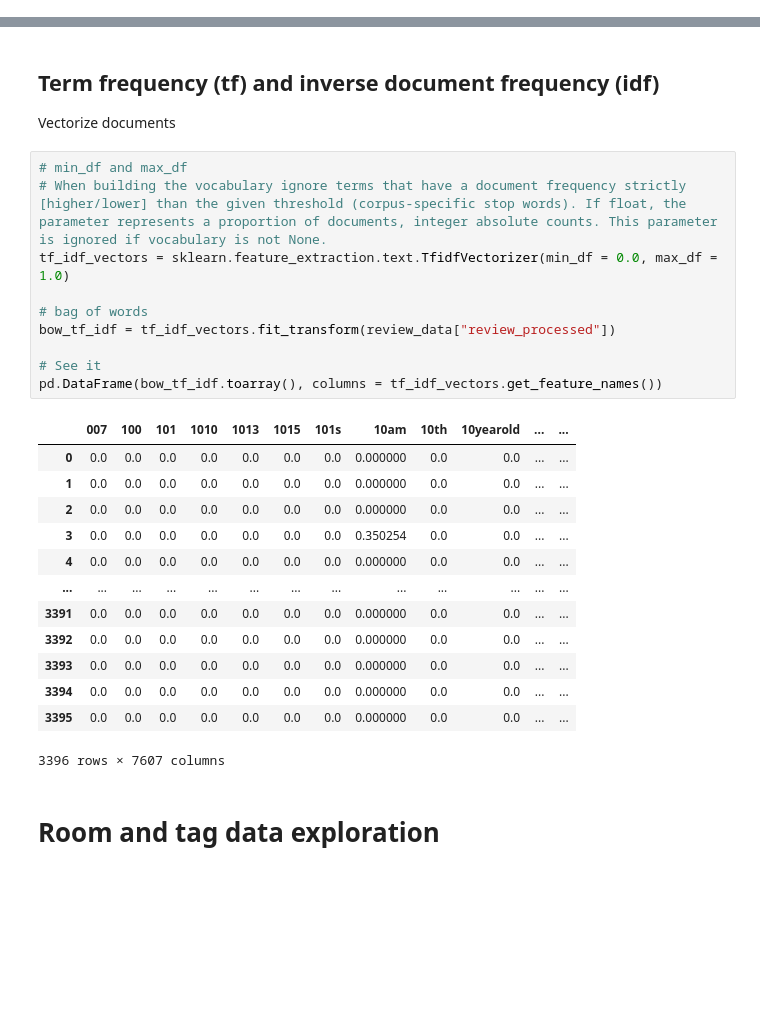
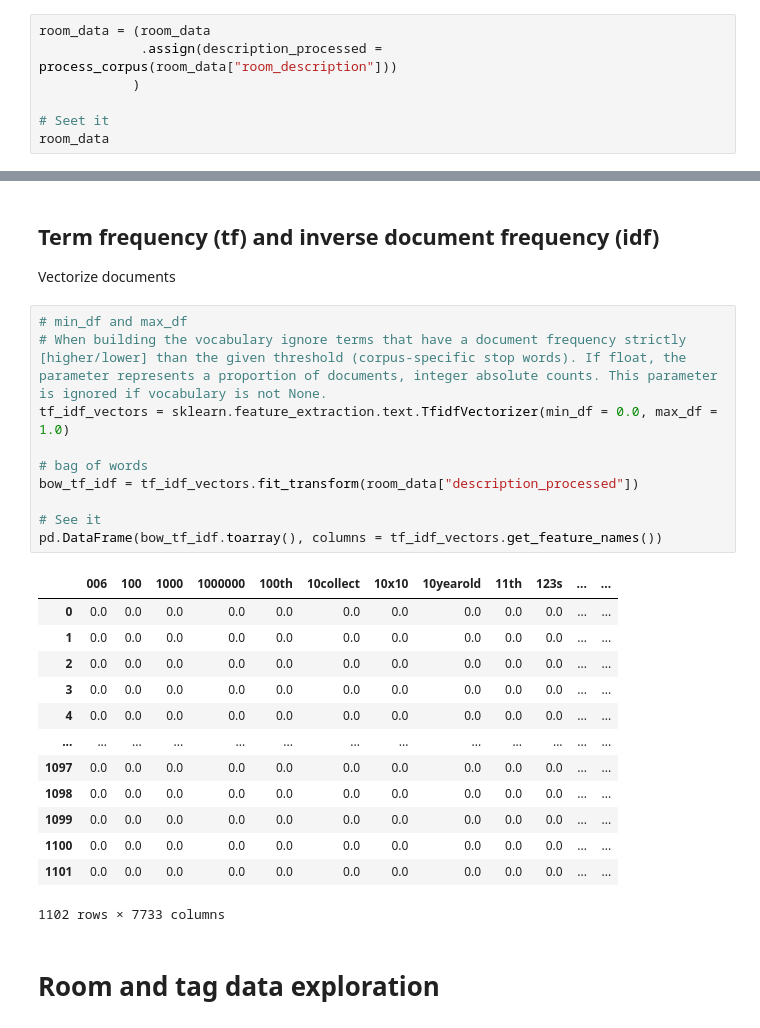
Before and after one commit to nmmichalak/escape_room_reviews, a Jupyter notebook: 1exploratory_data_analysis.ipynb, the cells around one changed output, grey strips where cells are left out. Drawn from its saved outputs; the diff is of its cells as text; blank space fills up the shorter version.

```diff
--- a/1exploratory_data_analysis.ipynb
+++ b/1exploratory_data_analysis.ipynb
@@ -197,0 +217,7 @@ review_data
+# %%
+room_data = (room_data
+             .assign(description_processed = process_corpus(room_data["room_description"]))
+            )
+
+# Seet it
+room_data
@@ -201,27 +241,27 @@ Vectorize documents
 # %%
 # min_df and max_df
 # When building the vocabulary ignore terms that have a document frequency strictly [higher/lower] than the given threshold (corpus-specific stop words). If float, the parameter represents a proportion of documents, integer absolute counts. This parameter is ignored if vocabulary is not None.
 tf_idf_vectors = sklearn.feature_extraction.text.TfidfVectorizer(min_df = 0.0, max_df = 1.0)
 
 # bag of words
-bow_tf_idf = tf_idf_vectors.fit_transform(review_data["review_processed"])
+bow_tf_idf = tf_idf_vectors.fit_transform(room_data["description_processed"])
 
 # See it
 pd.DataFrame(bow_tf_idf.toarray(), columns = tf_idf_vectors.get_feature_names())
 # %% [output]
-|  | 007 | 100 | 101 | 1010 | 1013 | 1015 | 101s | 10am | 10th | 10yearold | ... | ... |
-| 0 | 0.0 | 0.0 | 0.0 | 0.0 | 0.0 | 0.0 | 0.0 | 0.000000 | 0.0 | 0.0 | ... | ... |
-| 1 | 0.0 | 0.0 | 0.0 | 0.0 | 0.0 | 0.0 | 0.0 | 0.000000 | 0.0 | 0.0 | ... | ... |
-| 2 | 0.0 | 0.0 | 0.0 | 0.0 | 0.0 | 0.0 | 0.0 | 0.000000 | 0.0 | 0.0 | ... | ... |
-| 3 | 0.0 | 0.0 | 0.0 | 0.0 | 0.0 | 0.0 | 0.0 | 0.350254 | 0.0 | 0.0 | ... | ... |
-| 4 | 0.0 | 0.0 | 0.0 | 0.0 | 0.0 | 0.0 | 0.0 | 0.000000 | 0.0 | 0.0 | ... | ... |
+|  | 006 | 100 | 1000 | 1000000 | 100th | 10collect | 10x10 | 10yearold | 11th | 123s | ... | ... |
+| 0 | 0.0 | 0.0 | 0.0 | 0.0 | 0.0 | 0.0 | 0.0 | 0.0 | 0.0 | 0.0 | ... | ... |
+| 1 | 0.0 | 0.0 | 0.0 | 0.0 | 0.0 | 0.0 | 0.0 | 0.0 | 0.0 | 0.0 | ... | ... |
+| 2 | 0.0 | 0.0 | 0.0 | 0.0 | 0.0 | 0.0 | 0.0 | 0.0 | 0.0 | 0.0 | ... | ... |
+| 3 | 0.0 | 0.0 | 0.0 | 0.0 | 0.0 | 0.0 | 0.0 | 0.0 | 0.0 | 0.0 | ... | ... |
+| 4 | 0.0 | 0.0 | 0.0 | 0.0 | 0.0 | 0.0 | 0.0 | 0.0 | 0.0 | 0.0 | ... | ... |
 | ... | ... | ... | ... | ... | ... | ... | ... | ... | ... | ... | ... | ... |
-| 3391 | 0.0 | 0.0 | 0.0 | 0.0 | 0.0 | 0.0 | 0.0 | 0.000000 | 0.0 | 0.0 | ... | ... |
-| 3392 | 0.0 | 0.0 | 0.0 | 0.0 | 0.0 | 0.0 | 0.0 | 0.000000 | 0.0 | 0.0 | ... | ... |
-| 3393 | 0.0 | 0.0 | 0.0 | 0.0 | 0.0 | 0.0 | 0.0 | 0.000000 | 0.0 | 0.0 | ... | ... |
-| 3394 | 0.0 | 0.0 | 0.0 | 0.0 | 0.0 | 0.0 | 0.0 | 0.000000 | 0.0 | 0.0 | ... | ... |
-| 3395 | 0.0 | 0.0 | 0.0 | 0.0 | 0.0 | 0.0 | 0.0 | 0.000000 | 0.0 | 0.0 | ... | ... |
+| 1097 | 0.0 | 0.0 | 0.0 | 0.0 | 0.0 | 0.0 | 0.0 | 0.0 | 0.0 | 0.0 | ... | ... |
+| 1098 | 0.0 | 0.0 | 0.0 | 0.0 | 0.0 | 0.0 | 0.0 | 0.0 | 0.0 | 0.0 | ... | ... |
+| 1099 | 0.0 | 0.0 | 0.0 | 0.0 | 0.0 | 0.0 | 0.0 | 0.0 | 0.0 | 0.0 | ... | ... |
+| 1100 | 0.0 | 0.0 | 0.0 | 0.0 | 0.0 | 0.0 | 0.0 | 0.0 | 0.0 | 0.0 | ... | ... |
+| 1101 | 0.0 | 0.0 | 0.0 | 0.0 | 0.0 | 0.0 | 0.0 | 0.0 | 0.0 | 0.0 | ... | ... |
-3396 rows × 7607 columns
+1102 rows × 7733 columns
 # %% [markdown]
 # Room and tag data exploration
 # %% [markdown]
```
Also changed, not shown: parts of 13 cells of this notebook, 1 other file.
